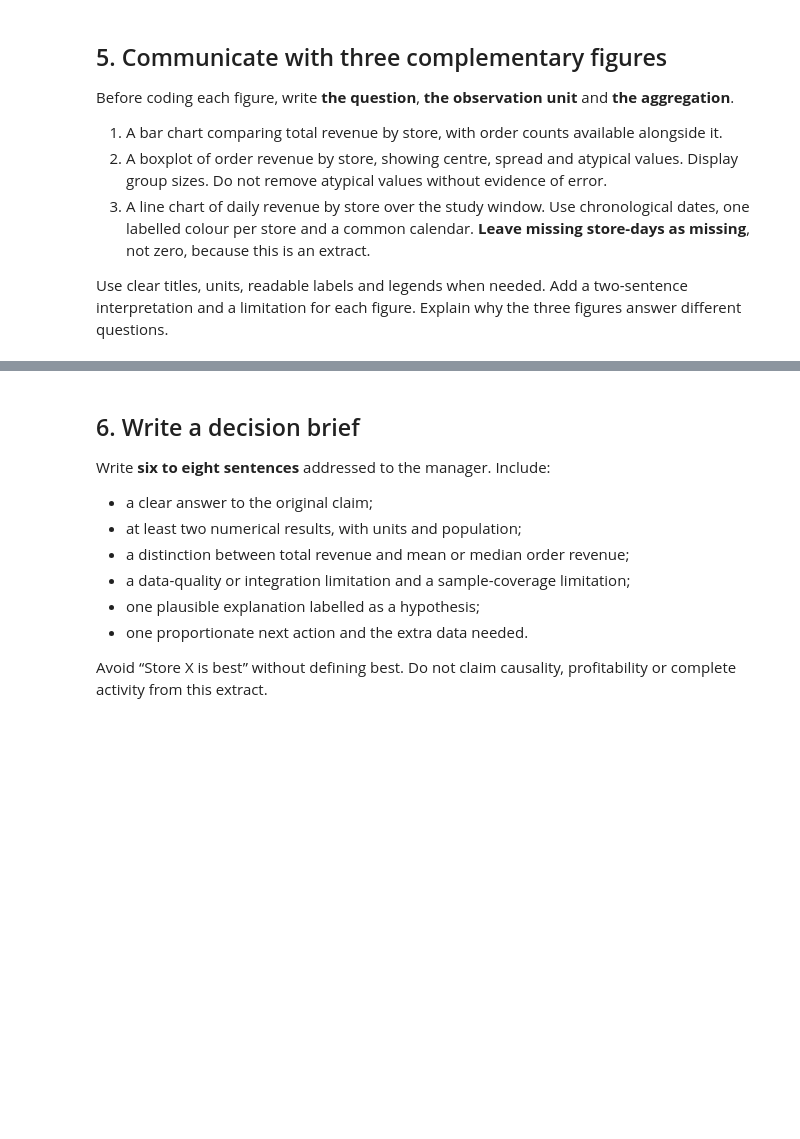
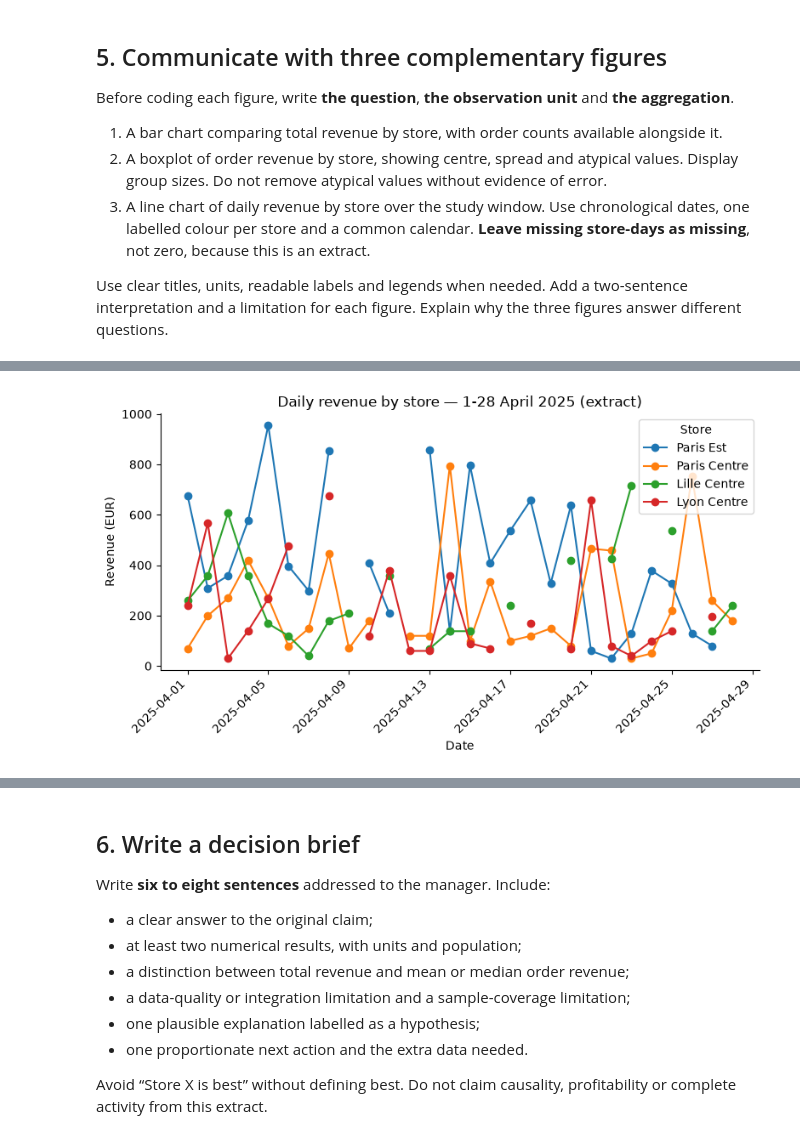
Before and after one commit to kimynh/INF4---Atelier-5, a Jupyter notebook: notebooks/05-Data-Integration-Case-Study.ipynb, the cells around one changed output, grey strips where cells are left out. Saved outputs shown, nothing was run; the diff lists cells and outputs as text; code cells hidden in the pictures; blank space fills up the shorter version.

```diff
--- a/notebooks/05-Data-Integration-Case-Study.ipynb
+++ b/notebooks/05-Data-Integration-Case-Study.ipynb
@@ -474,6 +610,25 @@ State the question and observation unit; describe spread and a limitation.
 # %%
 # Figure 3 — Daily sampled revenue
-# Write your code here.
+
+days = pd.date_range("2025-04-01", "2025-04-28", freq="D")
+
+fig, ax = plt.subplots(figsize=(8, 4.5))
+for store in store_order:
+    daily_values = (analysis.loc[analysis["store_name"] == store]
+                     .groupby("date")["revenue_eur"].sum()
+                     .reindex(days))
+    ax.plot(daily_values.index, daily_values.values, marker="o", label=store)
+
+ax.set_title("Daily revenue by store — 1-28 April 2025 (extract)")
+ax.set_xlabel("Date")
+ax.set_ylabel("Revenue (EUR)")
+ax.legend(title="Store")
+fig.autofmt_xdate(rotation=45)
+plt.tight_layout()
+fig.savefig(OUT_DIR / "figure3_daily_revenue.png", dpi=150)
+plt.show()
+# %% [output]
+[figure, added]
 # %% [markdown]
 **Your interpretation**
 
```
Also changed, not shown: parts of 9 cells of this notebook, 9 other files.
